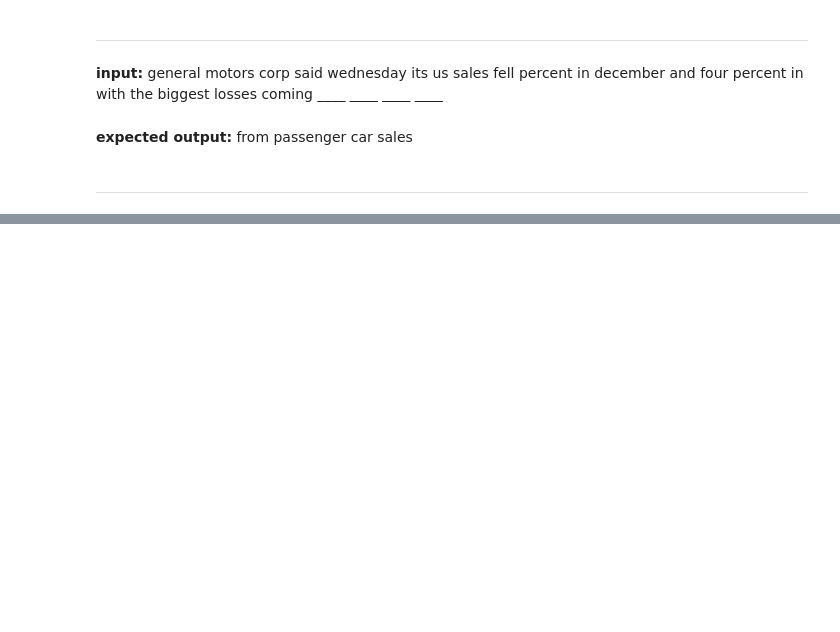
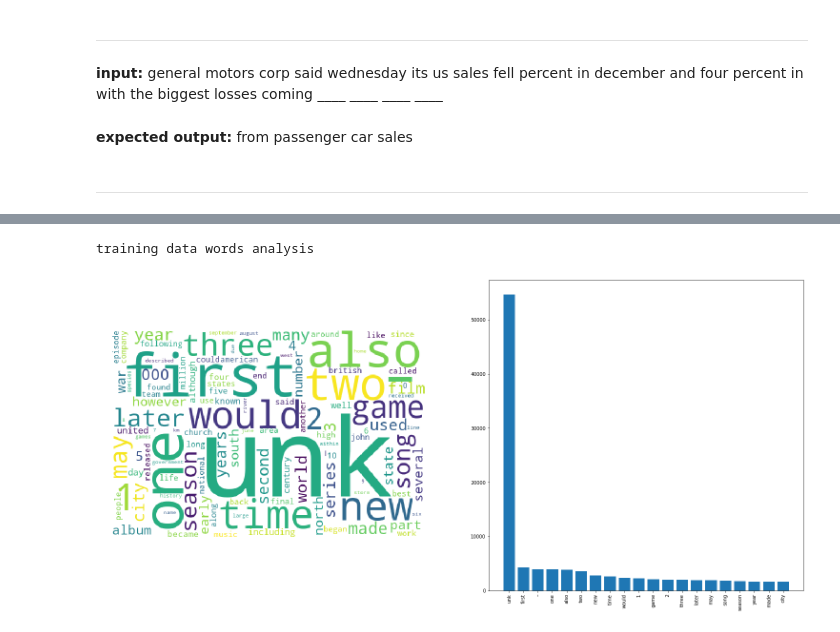
Before and after one commit to akskuchi/language-model-asr, a Jupyter notebook: exploratory_data_analysis.ipynb, the cells around one changed output, grey strips where cells are left out. Saved outputs shown, nothing was run; the diff lists cells and outputs as text; code cells hidden in the pictures; blank space fills up the shorter version.

Commit message:
eda: Add eda for wikitext data

```diff
--- a/exploratory_data_analysis.ipynb
+++ b/exploratory_data_analysis.ipynb
@@ -178,0 +183,2 @@ val_inputs, val_outputs = prepare_X_y(val_docs)
+# %%
+wt_train_docs, wt_train_tokens, wt_train_dictionary = read_corpus('./Baseline_edu/dataset/train.txt')
@@ -178,0 +249,6 @@ val_inputs, val_outputs = prepare_X_y(val_docs)
+# %%
+print('training data words analysis')
+word_analysis(wt_train_tokens)
+# %% [output]
+training data words analysis
+[figure, added]
```
Also changed, not shown: parts of 8 cells of this notebook.
